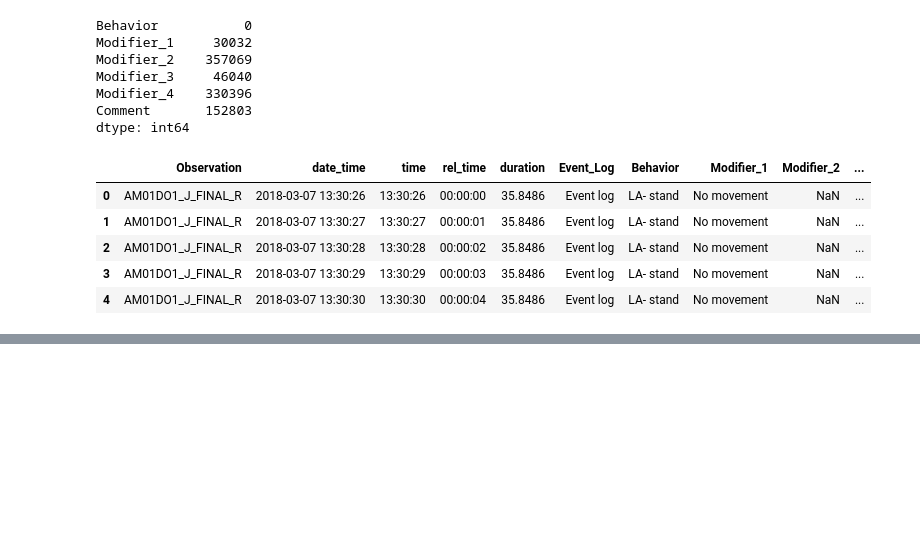
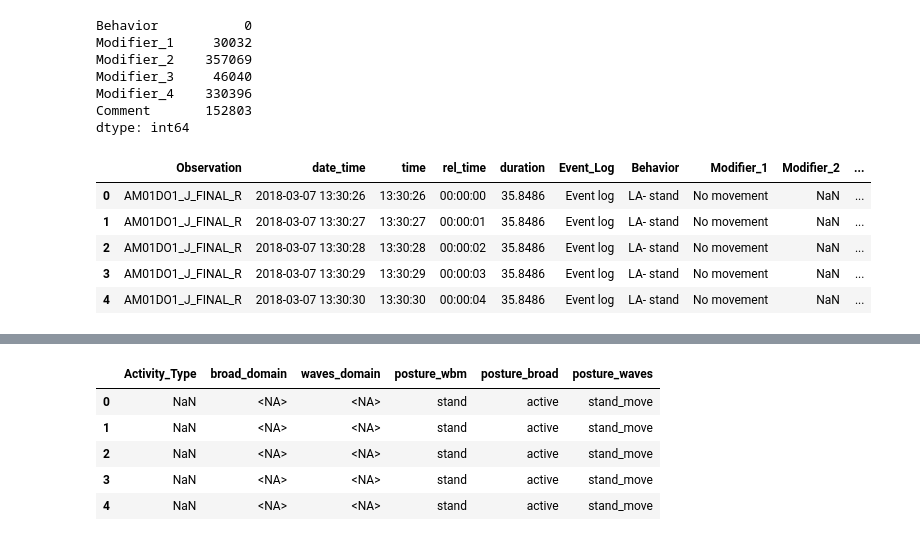
Before and after one commit to CameronWafer/WAVES, a Jupyter notebook: AM Junk/AM_restart1.ipynb, the cells around one changed output, grey strips where cells are left out. Saved outputs shown, nothing was run; the diff lists cells and outputs as text; code cells hidden in the pictures; blank space fills up the shorter version.

```diff
--- a/AM Junk/AM_restart1.ipynb
+++ b/AM Junk/AM_restart1.ipynb
@@ -305,0 +416,83 @@ sec_by_sec_last[["Observation", "rel_time", "date_time", "time", "duration"]].he
+# %%
+# ------------------------------------------------------------
+# Add broad_domain / waves_domain (from Activity_Type)
+# Add posture_broad / posture_waves (from posture_wbm)
+# ------------------------------------------------------------
+
+# Activity_Type -> domains
+activity_domain_map = {
+    "sleep": ("sleep", "sleep"),
+    "pc_groom": ("household_personal", "personal"),
+    "pc_other": ("household_personal", "personal"),
+    "ha_housework": ("household_personal", "household"),
+    "ha_food": ("household_personal", "household"),
+    "ha_interior": ("household_personal", "maintenance_repair"),
+    "ha_exterior": ("household_personal", "maintenance_repair"),
+    "ha_lawn": ("household_personal", "lawn_garden"),
+    "ha_pets": ("household_personal", "household"),
+    "ha_other": ("household_personal", "household"),
+    "care_children": ("household_personal", "household"),
+    "care_adults": ("household_personal", "household"),
+    "work_general": ("work_education", "work_education"),
+    "work_screen": ("work_education", "work_education"),
+    "edu_class": ("work_education", "work_education"),
+    "edu_other": ("work_education", "work_education"),
+    "com_church": ("purchase_other", "purchase_other"),
+    "com_volunteer": ("purchase_other", "purchase_other"),
+    "com_purchase": ("purchase_other", "purchase_other"),
+    "ha_eat": ("personal", "household_personal"),
+    "les_social": ("leisure", "leisure"),
+    "les_screen": ("Leisure_Screen", "leisure"),
+    "ex_sport": ("exercise", "leisure"),
+    "les_attend": ("leisure", "leisure"),
+    "trav_pass": ("Trav_car", "transportation"),
+    "trav_drive": ("Trav_car", "transportation"),
+    "trav_bike": ("active_transportation", "transportation"),
+    "trav_walk": ("active_transportation", "transportation"),
+    "trav_other": ("transportation", "transportation"),
+    "non_codable": ("non_codable", "non_codable"),
+}
+
+sec_by_sec["broad_domain"] = sec_by_sec["Activity_Type"].map(lambda x: activity_domain_map.get(x, (pd.NA, pd.NA))[0])
+sec_by_sec["waves_domain"] = sec_by_sec["Activity_Type"].map(lambda x: activity_domain_map.get(x, (pd.NA, pd.NA))[1])
+
+# Rename Posture -> posture_wbm if needed
+if "Posture" in sec_by_sec.columns and "posture_wbm" not in sec_by_sec.columns:
+    sec_by_sec = sec_by_sec.rename(columns={"Posture": "posture_wbm"})
+
+# posture_wbm -> posture_broad / posture_waves
+posture_map = {
+    "sitting": ("waves_sedentary", "sedentary"),
+    "lying": ("sedentary", "sedentary"),
+    "kneel_squat": ("sedentary", "mixed_move"),
+    "stretch": ("active", "sport"),
+    "stand": ("active", "stand_move"),
+    "stand_move": ("mixed_move", "active"),
+    "walk": ("walk", "active"),
+    "walk_load": ("mod_walk", "active"),
+    "ascend": ("mod_walk", "active"),
+    "descend": ("mod_walk", "active"),
+    "running": ("running", "active"),
+    "biking": ("biking", "active"),
+    "sport_move": ("sport", "active"),
+    "muscle_strength": ("sport", "active"),
+    "not_coded": ("not_coded", "active"),
+}
+
+sec_by_sec["posture_broad"] = sec_by_sec["posture_wbm"].map(lambda x: posture_map.get(x, (pd.NA, pd.NA))[0])
+sec_by_sec["posture_waves"] = sec_by_sec["posture_wbm"].map(lambda x: posture_map.get(x, (pd.NA, pd.NA))[1])
+
+# Sitting rule override for posture_waves
+is_sitting = sec_by_sec["posture_wbm"].eq("sitting")
+trav_mask = sec_by_sec["Activity_Type"].isin(["trav_drive", "trav_pass"])
+sec_by_sec.loc[is_sitting & trav_mask, "posture_waves"] = "sed_drive"
+sec_by_sec.loc[is_sitting & ~trav_mask, "posture_waves"] = "sedentary"
+
+sec_by_sec[["Activity_Type", "broad_domain", "waves_domain", "posture_wbm", "posture_broad", "posture_waves"]].head()
+# %% [output]
+|  | Activity_Type | broad_domain | waves_domain | posture_wbm | posture_broad | posture_waves |
+| 0 | NaN | <NA> | <NA> | stand | active | stand_move |
+| 1 | NaN | <NA> | <NA> | stand | active | stand_move |
+| 2 | NaN | <NA> | <NA> | stand | active | stand_move |
+| 3 | NaN | <NA> | <NA> | stand | active | stand_move |
+| 4 | NaN | <NA> | <NA> | stand | active | stand_move |
```
Also changed, not shown: parts of 3 cells of this notebook.
